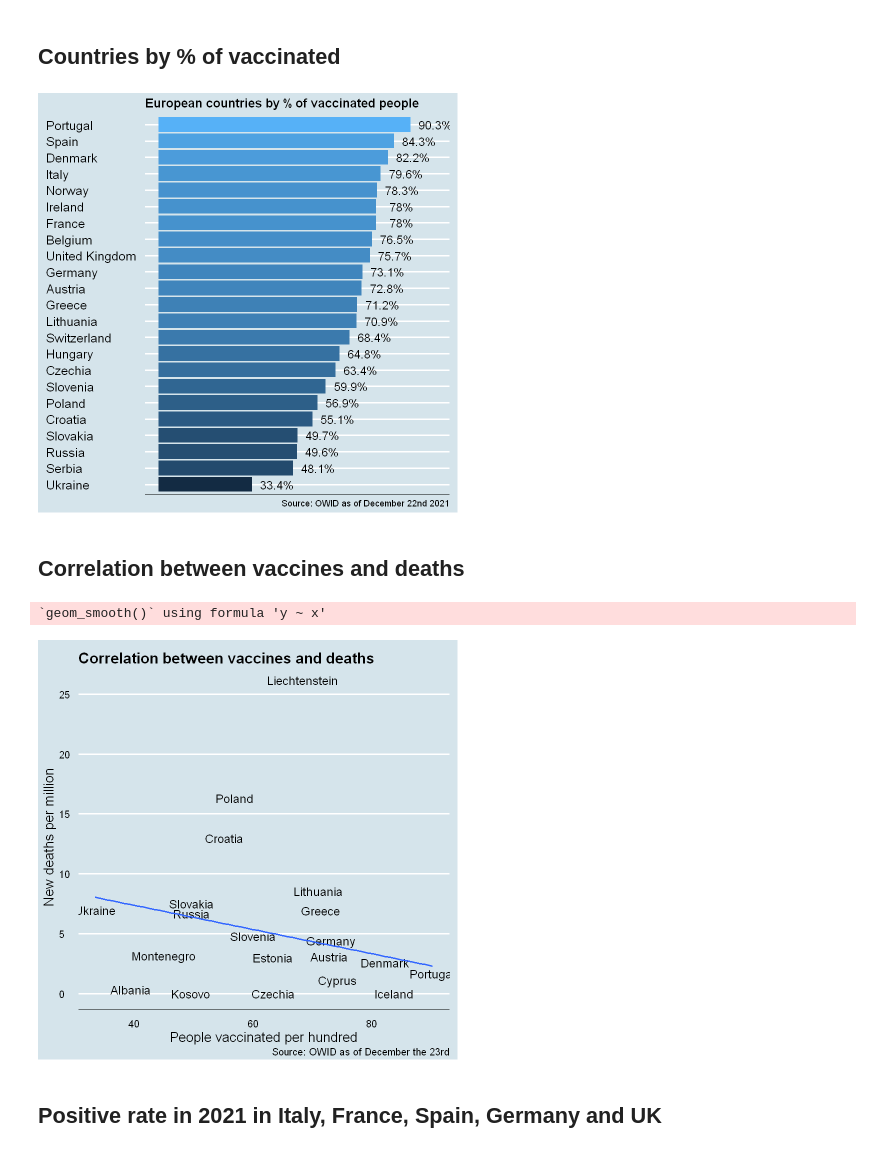
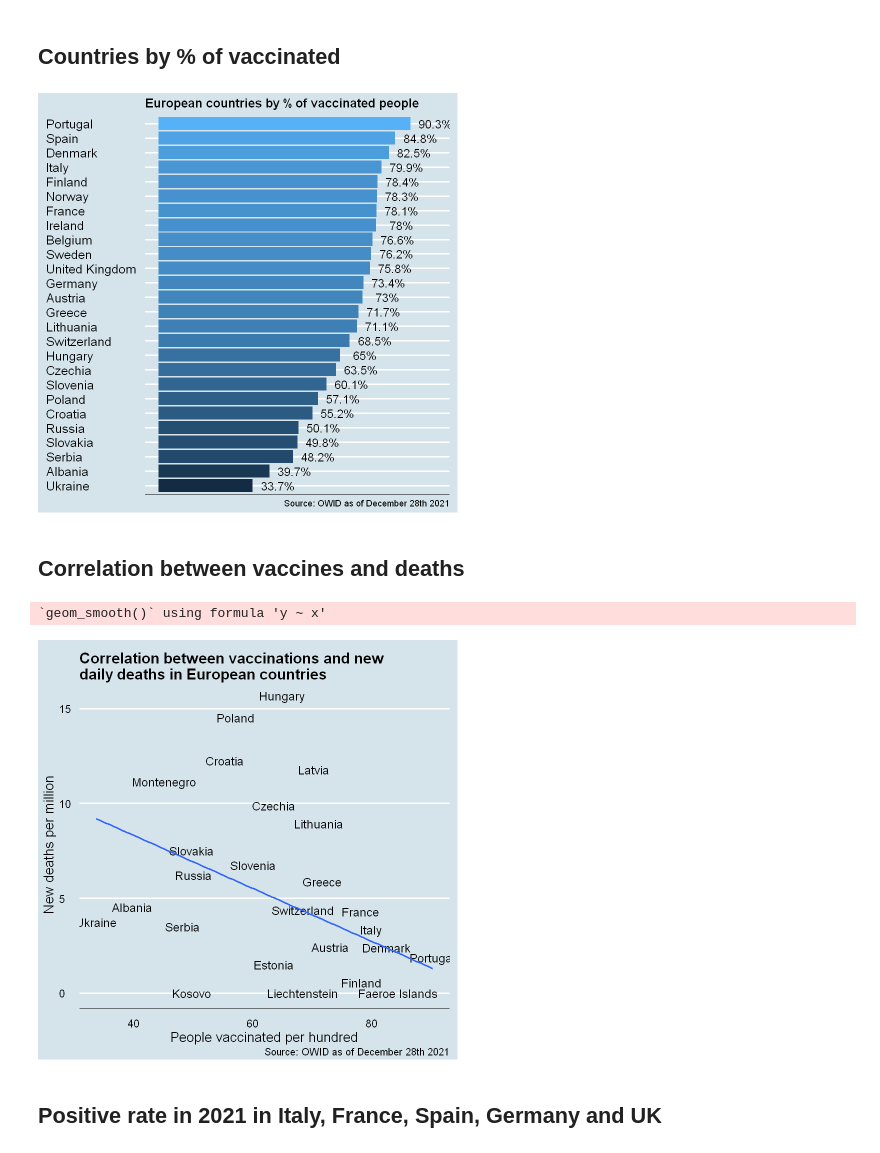
Before and after one commit to JacopoMalatesta/covid_cloud_database, a Jupyter notebook: 02 - Querying and visualizing the database with SQL and R.ipynb, the cells around one changed output. Cells and saved outputs as stored; diff of their text form; code cells hidden in the pictures.

Commit message:
Updating the database and creating three new visualizations

```diff
--- a/02 - Querying and visualizing the database with SQL and R.ipynb
+++ b/02 - Querying and visualizing the database with SQL and R.ipynb
@@ -24,39 +123,39 @@ con <- dbConnect(RMySQL::MySQL(),
 # %%
 query <- "SELECT location, ROUND(people_vaccinated_per_hundred, 1) people_vaccinated_per_hundred
           FROM covid
           WHERE continent = 'Europe' AND
-          date = '2021-12-22' AND
+          date = '2021-12-28' AND
           population > 2000000 AND
           people_vaccinated_per_hundred IS NOT NULL"
 
 dbGetQuery(conn = con, statement = query) %>%
 ggplot(aes(x = fct_reorder(location, people_vaccinated_per_hundred),
            y = people_vaccinated_per_hundred,
            fill = people_vaccinated_per_hundred)) +
 geom_col() +
 geom_text(aes(label = paste0(people_vaccinated_per_hundred, "%")), size = 5, nudge_y = 9) +
 coord_flip() +
 theme_economist() +
 scale_colour_gradient(low = "dark blue", high = "light blue") +
 labs(title = "European countries by % of vaccinated people",
-     caption = "Source: OWID as of December 22nd 2021") +
+     caption = "Source: OWID as of December 28th 2021") +
 theme(plot.title = element_text(size = 15, vjust = 3),
       plot.caption = element_text(size = 11, hjust = 1, vjust = -2),
       legend.position = "none",
       axis.title.x = element_blank(),
       axis.title.y = element_blank(),
       axis.text.y = element_text(size = 15),
       axis.text.x = element_blank(),
       axis.ticks.x = element_blank())
 # %% [output]
-[figure, old version]
+[figure, new version]
 # %% [markdown]
 ## Correlation between vaccines and deaths
 # %%
 query <- "SELECT location, people_vaccinated_per_hundred, new_deaths_per_million
           FROM covid
           WHERE continent = 'Europe' AND
-                date = '2021-12-23' AND
+                date = '2021-12-28' AND
                 people_vaccinated_per_hundred IS NOT NULL AND
                 new_deaths_per_million IS NOT NULL"
 
@@ -67,22 +166,20 @@ geom_smooth(method = "lm", se = FALSE) +
 scale_y_continuous(breaks = seq(0, 30, 5)) +
 scale_x_continuous(breaks = seq(0, 100, 20)) +
 theme_economist() +
-labs(title = "Correlation between vaccines and deaths",
-     #subtitle = "As of December the 23rd 2021",
+labs(title = "Correlation between vaccinations and new \ndaily deaths in European countries",
      x = "People vaccinated per hundred",
      y = "New deaths per million",
-     caption = "Source: OWID as of December the 23rd") +
+     caption = "Source: OWID as of December 28th 2021") +
 theme(title = element_text(size = 12),
-      #plot.subtitle = element_text(size = 16, hjust = 0, vjust = -2),
       plot.caption = element_text(size = 12, hjust = 1, vjust = -3),
-      axis.text.x = element_text(size = 12),
+      axis.text.x = element_text(size = 13),
       axis.title.x = element_text(size = 16, vjust = -0.5),
       axis.title.y = element_text(size = 16, vjust = 2.5),
-      axis.text.y = element_text(size = 12),
+      axis.text.y = element_text(size = 13),
       axis.ticks.x = element_blank())
 # %% [output]
 `geom_smooth()` using formula 'y ~ x'
-[figure, old version]
+[figure, new version]
 # %% [markdown]
 ## Positive rate in 2021 in Italy, France, Spain, Germany and UK
 # %%
```
Also changed, not shown: parts of 11 cells of this notebook, 1 other file.
